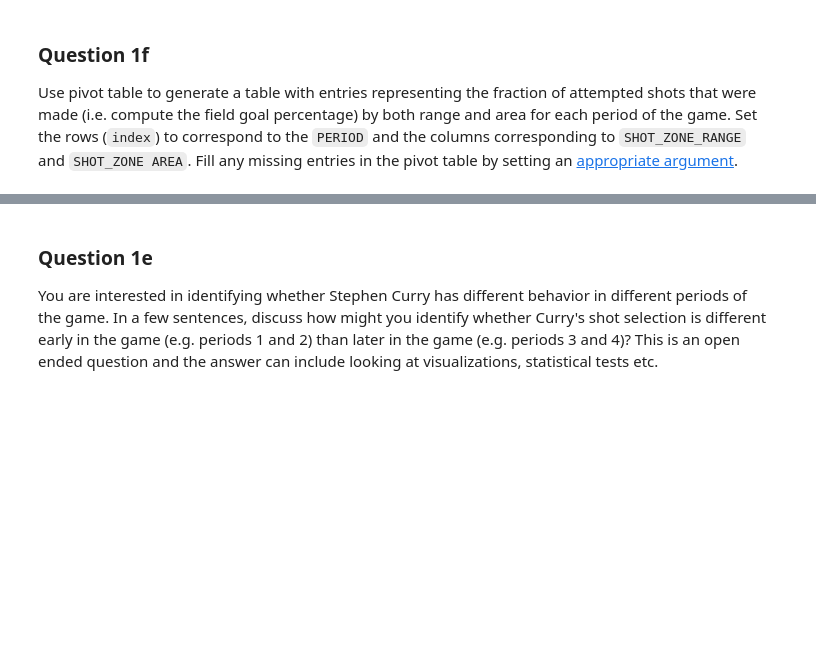
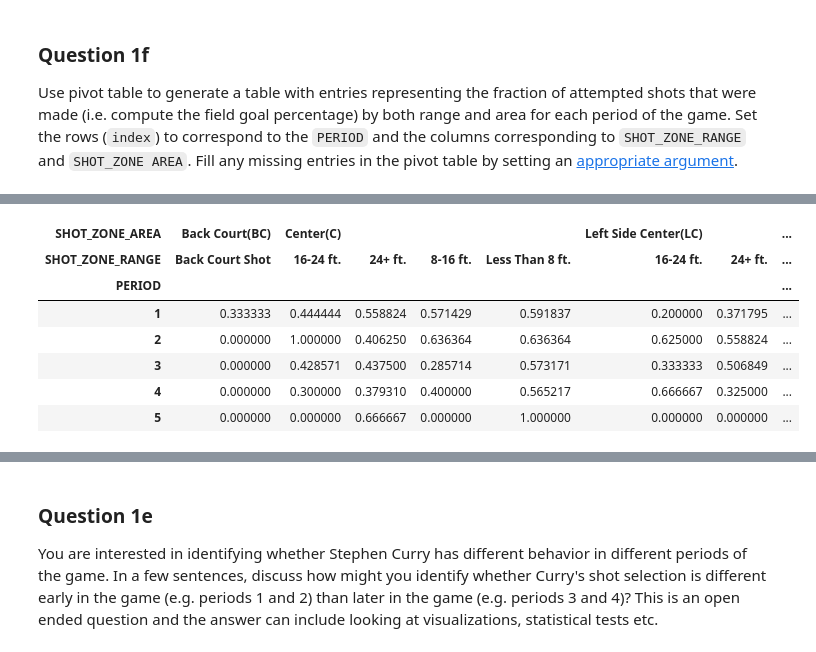
Before and after one commit to jcvdav/Spring2019, a Jupyter notebook: homeworks/homework2/student/homework2.ipynb, the cells around one changed output, grey strips where cells are left out. Cells and saved outputs as stored; diff of their text form; code cells hidden in the pictures; blank space fills up the shorter version.

```diff
--- a/homeworks/homework2/student/homework2.ipynb
+++ b/homeworks/homework2/student/homework2.ipynb
@@ -239,2 +307,16 @@ FGpercent_table = ...
+# %%
+FGpercent_table = curry_data.pivot_table(index = "PERIOD", columns = ["SHOT_ZONE_AREA", "SHOT_ZONE_RANGE"], values = "SHOT_MADE_FLAG", aggfunc = lambda x: sum(x) / np.size(x), fill_value=0)
+#FGpercent_table["GOAL_PCT"] = FGpercent_table["sum"] / FGpercent_table["count"]
+#FGpercent_table.reset_index(FGpercent_table["PERIOD"])
+FGpercent_table
+# %% [output]
+| SHOT_ZONE_AREA | Back Court(BC) | Center(C) |  |  |  | Left Side Center(LC) |  | ... |
+| SHOT_ZONE_RANGE | Back Court Shot | 16-24 ft. | 24+ ft. | 8-16 ft. | Less Than 8 ft. | 16-24 ft. | 24+ ft. | ... |
+| PERIOD |  |  |  |  |  |  |  | ... |
+| 1 | 0.333333 | 0.444444 | 0.558824 | 0.571429 | 0.591837 | 0.200000 | 0.371795 | ... |
+| 2 | 0.000000 | 1.000000 | 0.406250 | 0.636364 | 0.636364 | 0.625000 | 0.558824 | ... |
+| 3 | 0.000000 | 0.428571 | 0.437500 | 0.285714 | 0.573171 | 0.333333 | 0.506849 | ... |
+| 4 | 0.000000 | 0.300000 | 0.379310 | 0.400000 | 0.565217 | 0.666667 | 0.325000 | ... |
+| 5 | 0.000000 | 0.000000 | 0.666667 | 0.000000 | 1.000000 | 0.000000 | 0.000000 | ... |
 # %%
 ok.grade("q1f");
```
Also changed, not shown: parts of 23 cells of this notebook, 6 other files.
